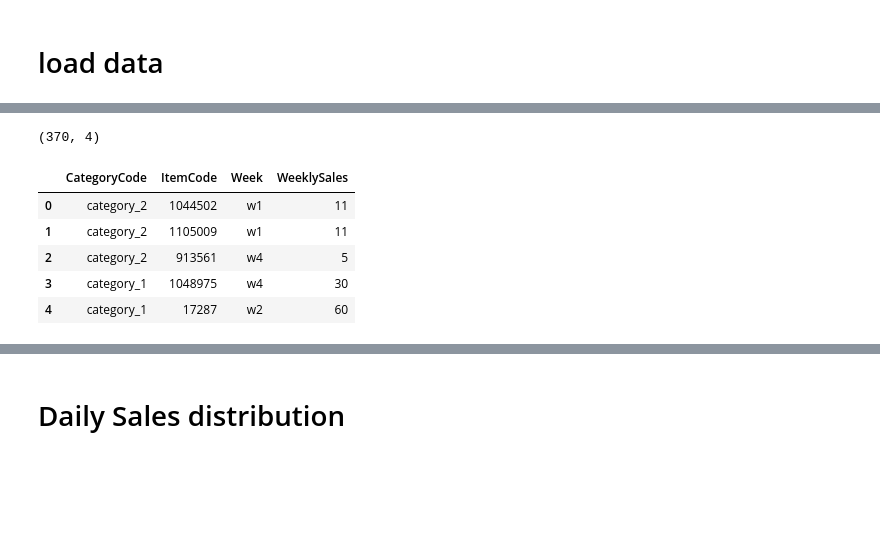
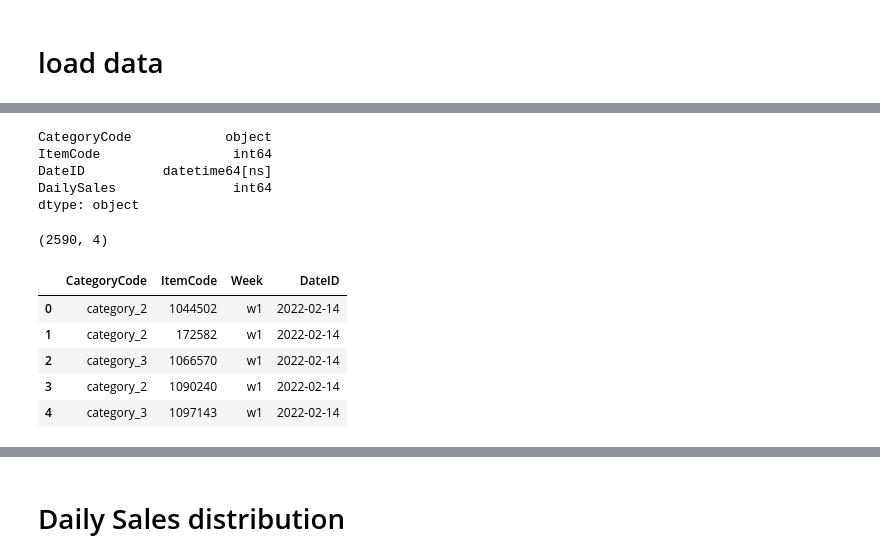
Before and after one commit to Sachini007/Data-Storm-3.0, a Jupyter notebook: 03-26/main.ipynb, the cells around one changed output, grey strips where cells are left out. Drawn from its saved outputs; the diff is of its cells as text; code cells hidden in the pictures; blank space fills up the shorter version.

```diff
--- a/03-26/main.ipynb
+++ b/03-26/main.ipynb
@@ -37,12 +61,22 @@ train_df.head()
+# %%
+train_df.dtypes
+# %% [output]
+CategoryCode            object
+ItemCode                 int64
+DateID          datetime64[ns]
+DailySales               int64
+dtype: object
 # %%
-validation_df = pd.read_csv('validation_data.csv')
+validation_df = pd.read_csv('./new_validation_data.csv',parse_dates=['DateID'])
+# validation_df.drop('Week', axis=1, inplace=True)
 print(validation_df.shape)
+validation_df = validation_df.sort_values("DateID").reset_index(drop = True)
 validation_df.head()
 # %% [output]
-(370, 4)
+(2590, 4)
-|  | CategoryCode | ItemCode | Week | WeeklySales |
-| 0 | category_2 | 1044502 | w1 | 11 |
-| 1 | category_2 | 1105009 | w1 | 11 |
-| 2 | category_2 | 913561 | w4 | 5 |
-| 3 | category_1 | 1048975 | w4 | 30 |
-| 4 | category_1 | 17287 | w2 | 60 |
+|  | CategoryCode | ItemCode | Week | DateID |
+| 0 | category_2 | 1044502 | w1 | 2022-02-14 |
+| 1 | category_2 | 172582 | w1 | 2022-02-14 |
+| 2 | category_3 | 1066570 | w1 | 2022-02-14 |
+| 3 | category_2 | 1090240 | w1 | 2022-02-14 |
+| 4 | category_3 | 1097143 | w1 | 2022-02-14 |
```
Also changed, not shown: parts of 86 cells of this notebook.
